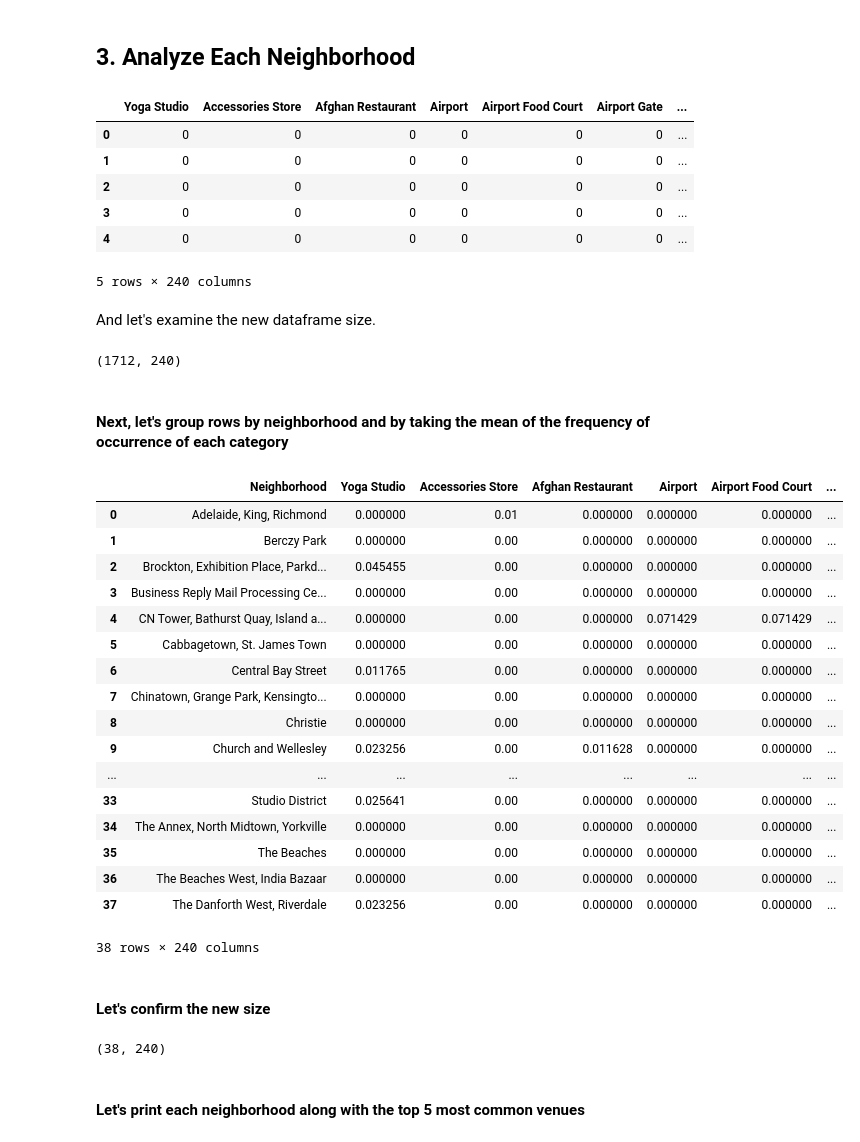
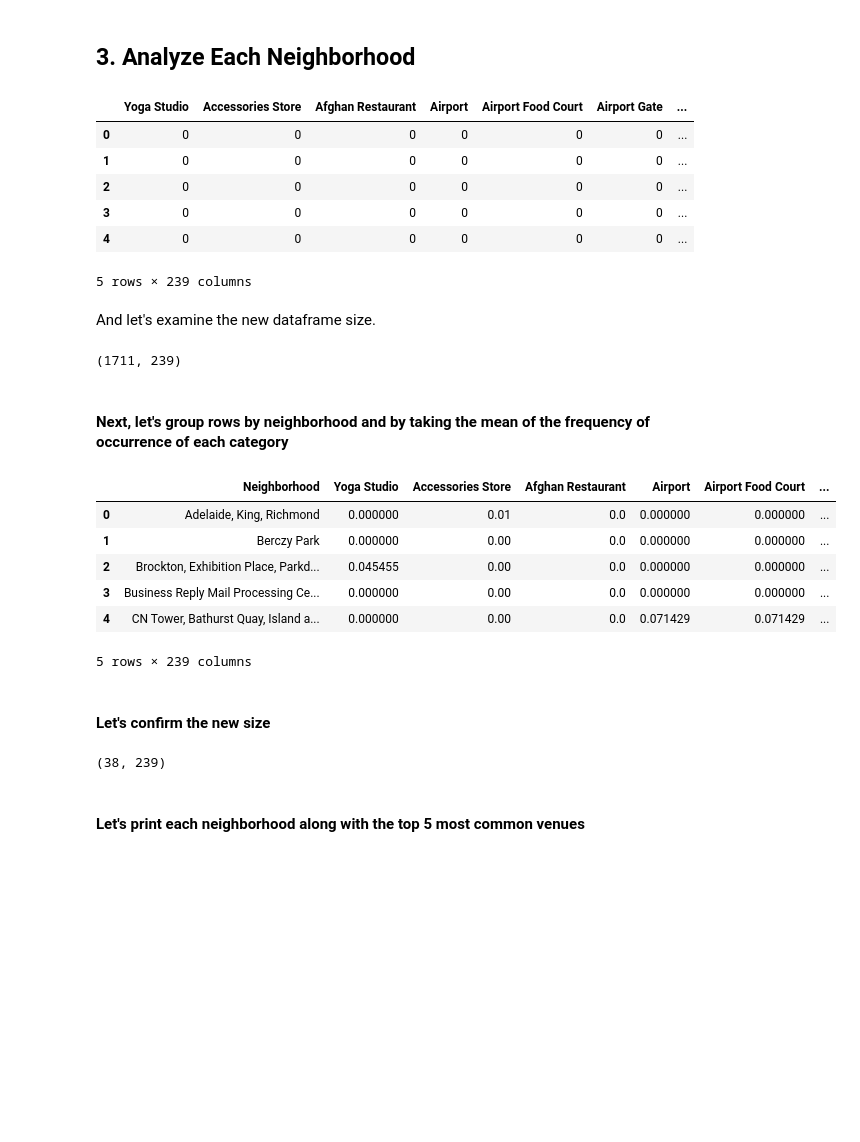
Before and after one commit to dev4life01/Coursera_Capstone, a Jupyter notebook: coursera-ds-capstone-w3.ipynb, the cells around one changed output. Cells and saved outputs as stored; diff of their text form; code cells hidden in the pictures; blank space fills up the shorter version.

```diff
--- a/coursera-ds-capstone-w3.ipynb
+++ b/coursera-ds-capstone-w3.ipynb
@@ -116,7 +116,7 @@ df_neighborhoods.shape
 # %% [output]
 (103, 3)
 # %%
-filename = 'Geospatial_Coordinates.csv'
+filename = 'data/Geospatial_Coordinates.csv'
 df_coordinates = pd.read_csv(filename)
 df_coordinates.rename(columns = {'Postal Code':'PostalCode'},inplace=True)
 df_coordinates.head()
@@ -202,7 +213,7 @@ map_toronto
 </div>
 # %%
 CLIENT_ID = 'your-client-id' # your Foursquare ID
-CLIENT_SECRET = 'your-secret-id' # your Foursquare Secret
+CLIENT_SECRET = 'your-client-secret' # your Foursquare Secret
 VERSION = '20180605' # Foursquare API version
 
 print('Your credentails:')
@@ -404,43 +415,32 @@ toronto_onehot.head()
 | 2 | 0 | 0 | 0 | 0 | 0 | 0 | ... |
 | 3 | 0 | 0 | 0 | 0 | 0 | 0 | ... |
 | 4 | 0 | 0 | 0 | 0 | 0 | 0 | ... |
-5 rows × 240 columns
+5 rows × 239 columns
 # %% [markdown]
 And let's examine the new dataframe size.
 # %%
 toronto_onehot.shape
 # %% [output]
-(1712, 240)
+(1711, 239)
 # %% [markdown]
 #### Next, let's group rows by neighborhood and by taking the mean of the frequency of occurrence of each category
 # %%
 toronto_grouped = toronto_onehot.groupby('Neighborhood').mean().reset_index()
-toronto_grouped
+toronto_grouped.head()
 # %% [output]
 |  | Neighborhood | Yoga Studio | Accessories Store | Afghan Restaurant | Airport | Airport Food Court | ... |
-| 0 | Adelaide, King, Richmond | 0.000000 | 0.01 | 0.000000 | 0.000000 | 0.000000 | ... |
-| 1 | Berczy Park | 0.000000 | 0.00 | 0.000000 | 0.000000 | 0.000000 | ... |
-| 2 | Brockton, Exhibition Place, Parkd... | 0.045455 | 0.00 | 0.000000 | 0.000000 | 0.000000 | ... |
-| 3 | Business Reply Mail Processing Ce... | 0.000000 | 0.00 | 0.000000 | 0.000000 | 0.000000 | ... |
-| 4 | CN Tower, Bathurst Quay, Island a... | 0.000000 | 0.00 | 0.000000 | 0.071429 | 0.071429 | ... |
-| 5 | Cabbagetown, St. James Town | 0.000000 | 0.00 | 0.000000 | 0.000000 | 0.000000 | ... |
-| 6 | Central Bay Street | 0.011765 | 0.00 | 0.000000 | 0.000000 | 0.000000 | ... |
-| 7 | Chinatown, Grange Park, Kensingto... | 0.000000 | 0.00 | 0.000000 | 0.000000 | 0.000000 | ... |
-| 8 | Christie | 0.000000 | 0.00 | 0.000000 | 0.000000 | 0.000000 | ... |
-| 9 | Church and Wellesley | 0.023256 | 0.00 | 0.011628 | 0.000000 | 0.000000 | ... |
-| ... | ... | ... | ... | ... | ... | ... | ... |
-| 33 | Studio District | 0.025641 | 0.00 | 0.000000 | 0.000000 | 0.000000 | ... |
-| 34 | The Annex, North Midtown, Yorkville | 0.000000 | 0.00 | 0.000000 | 0.000000 | 0.000000 | ... |
-| 35 | The Beaches | 0.000000 | 0.00 | 0.000000 | 0.000000 | 0.000000 | ... |
-| 36 | The Beaches West, India Bazaar | 0.000000 | 0.00 | 0.000000 | 0.000000 | 0.000000 | ... |
-| 37 | The Danforth West, Riverdale | 0.023256 | 0.00 | 0.000000 | 0.000000 | 0.000000 | ... |
+| 0 | Adelaide, King, Richmond | 0.000000 | 0.01 | 0.0 | 0.000000 | 0.000000 | ... |
+| 1 | Berczy Park | 0.000000 | 0.00 | 0.0 | 0.000000 | 0.000000 | ... |
+| 2 | Brockton, Exhibition Place, Parkd... | 0.045455 | 0.00 | 0.0 | 0.000000 | 0.000000 | ... |
+| 3 | Business Reply Mail Processing Ce... | 0.000000 | 0.00 | 0.0 | 0.000000 | 0.000000 | ... |
+| 4 | CN Tower, Bathurst Quay, Island a... | 0.000000 | 0.00 | 0.0 | 0.071429 | 0.071429 | ... |
-38 rows × 240 columns
+5 rows × 239 columns
 # %% [markdown]
 #### Let's confirm the new size
 # %%
 toronto_grouped.shape
 # %% [output]
-(38, 240)
+(38, 239)
 # %% [markdown]
 #### Let's print each neighborhood along with the top 5 most common venues
 # %%
```
Also changed, not shown: parts of 13 cells of this notebook.
